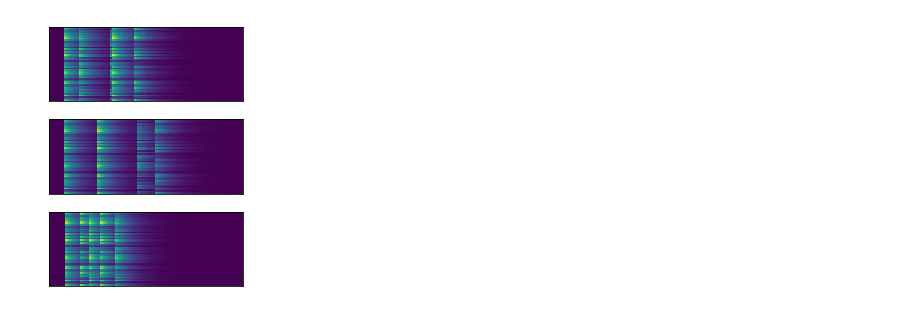
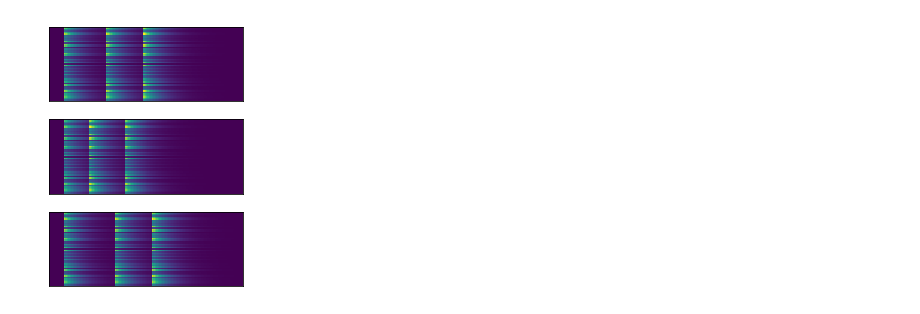
Before and after one commit to ganguli-lab/twpca, a Jupyter notebook: notebooks/demo.ipynb, the cells around one changed output. Saved outputs shown, nothing was run; the diff lists cells and outputs as text; code cells hidden in the pictures.

```diff
--- a/notebooks/demo.ipynb
+++ b/notebooks/demo.ipynb
@@ -5,13 +5,13 @@ import matplotlib.pyplot as plt
 # %%
 from twpca.datasets import jittered_population
 
-data = jittered_population()[0] + jittered_population()[0]
+data = jittered_population()[0]# + jittered_population()[0]
 
 fig, axes = plt.subplots(3, 1)
 for ax, trial in zip(axes, data):
     ax.imshow(trial.T)
     ax.set_xticks([])
     ax.set_yticks([])
 fig.tight_layout()
 # %% [output]
-[figure, old version]
+[figure, new version]
```
Also changed, not shown: parts of 10 cells of this notebook, 4 other files.
